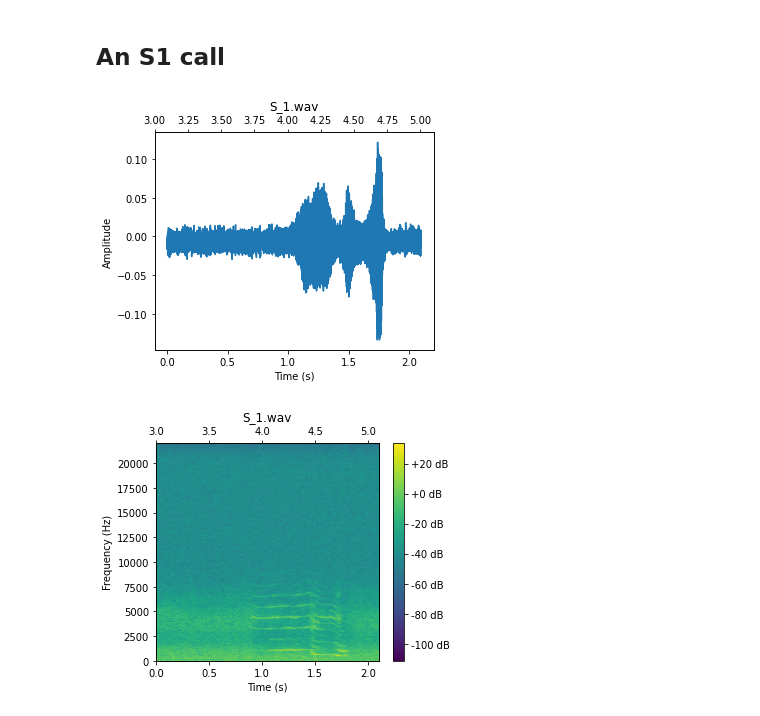
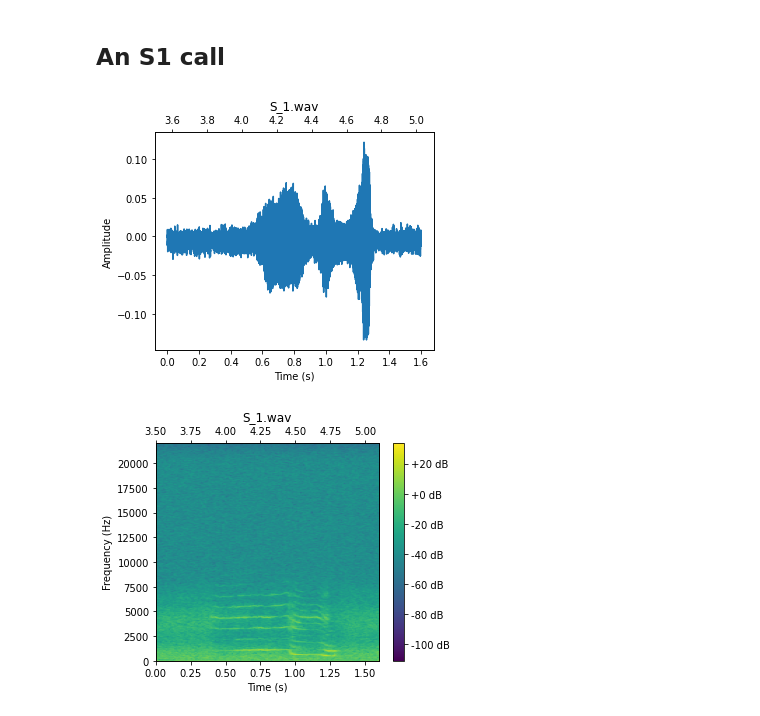
Before and after one commit to oliskir/phase-audibility, a Jupyter notebook: notebook/phase-audibility.ipynb, the cells around one changed output. Saved outputs shown, nothing was run; the diff lists cells and outputs as text; code cells hidden in the pictures.

```diff
--- a/notebook/phase-audibility.ipynb
+++ b/notebook/phase-audibility.ipynb
@@ -37,16 +48,16 @@ fig = wf_r.plot()
 # %% [markdown]
 ## An S1 call
 # %%
-wf = Waveform.from_wav("S_1.wav", offset=3.0, duration=2.1, rate=44000)
+wf = Waveform.from_wav("S_1.wav", offset=3.5, duration=1.6, rate=44000)
 
 fig = wf.plot()
 # %% [output]
-[figure, old version]
+[figure, new version]
 # %%
 spec = MagSpectrogram.from_waveform(wf, window=0.040, step=0.010, freq_min=0, compute_phase=True)
 
 fig = spec.plot()
 # %% [output]
-[figure, old version]
+[figure, new version]
 # %%
 wf_r = spec.recover_waveform(num_iters=25)
```
Also changed, not shown: parts of 8 cells of this notebook.
